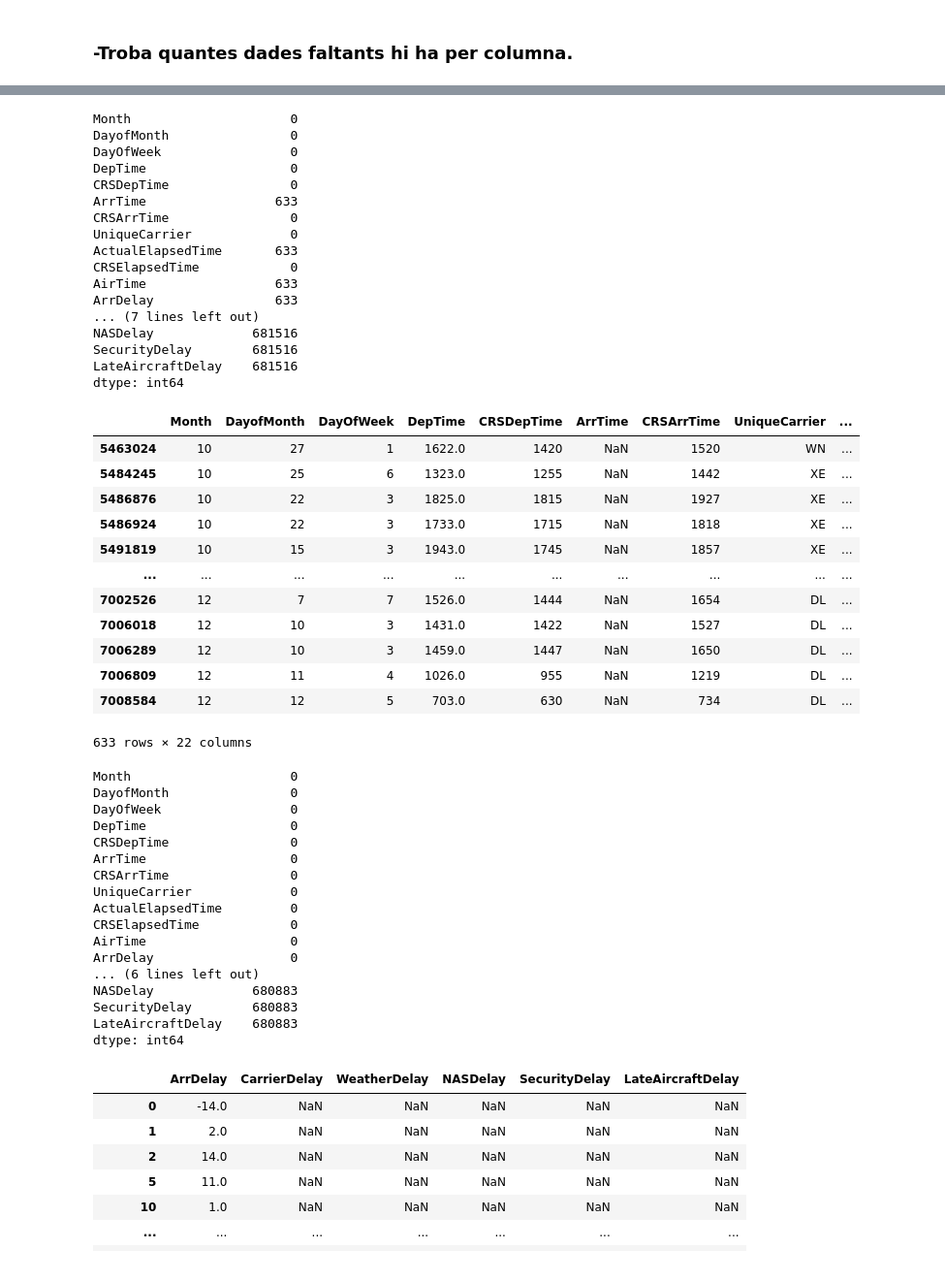
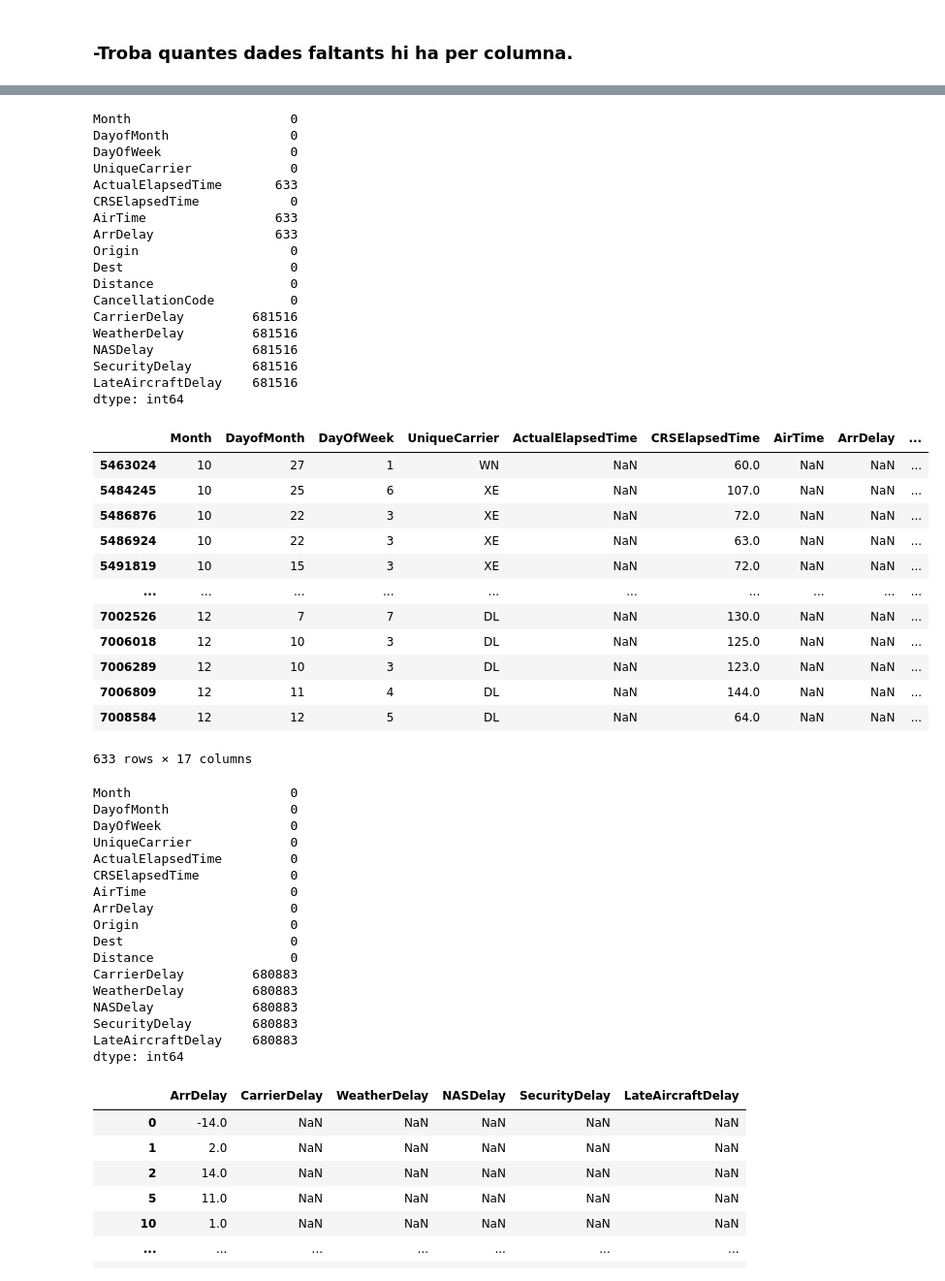
Before and after one commit to maribelseara/estructures_Dataframe, a Jupyter notebook: estructures_Dataframe.ipynb, the cells around one changed output, grey strips where cells are left out. Shown: that part at 97% size. Cells and saved outputs as stored; diff of their text form; code cells hidden in the pictures.

```diff
--- a/estructures_Dataframe.ipynb
+++ b/estructures_Dataframe.ipynb
@@ -139,6 +121,6 @@ LateAircraftDelay: minuts d'enderreriment del vol per motiu de que l'avió va ar
 [Nota: Durant la neteja de NaN s'eliminaràn dues col·lumnes més (Diverted i Cancellationcode) ja que les necessitarem per a la neteja però no per l'anàlisis]
 # %%
 #Procedirem a la eliminació al Dataframe de les col·lumnes esmentades
-df = df.drop(['Year', 'DepTime', 'CRSDepTime', 'ArrTime','CRSArrTime', 'FlightNum', 'TailNum', 'ActualElapsedTime', 'CRSElapsedTime', 'DepDelay','TaxiIn', 'TaxiOut', 'Cancelled'], axis='columns')
+df = df.drop(['Year', 'DepTime', 'CRSDepTime', 'ArrTime','CRSArrTime', 'FlightNum', 'TailNum', 'DepDelay','TaxiIn', 'TaxiOut', 'Cancelled'], axis='columns')
 df.head()
 # %% [output]
@@ -200,36 +184,37 @@ df.isna().sum()
 Month                     0
 DayofMonth                0
 DayOfWeek                 0
-DepTime                   0
-CRSDepTime                0
-ArrTime                 633
-CRSArrTime                0
 UniqueCarrier             0
 ActualElapsedTime       633
 CRSElapsedTime            0
 AirTime                 633
 ArrDelay                633
-... (7 lines left out)
+Origin                    0
+Dest                      0
+Distance                  0
+CancellationCode          0
+CarrierDelay         681516
+WeatherDelay         681516
 NASDelay             681516
 SecurityDelay        681516
 LateAircraftDelay    681516
 dtype: int64
 # %%
-df[df['ArrTime'].isna()]
+df[df['AirTime'].isna()]
 # %% [output]
-|  | Month | DayofMonth | DayOfWeek | DepTime | CRSDepTime | ArrTime | CRSArrTime | UniqueCarrier | ... |
-| 5463024 | 10 | 27 | 1 | 1622.0 | 1420 | NaN | 1520 | WN | ... |
-| 5484245 | 10 | 25 | 6 | 1323.0 | 1255 | NaN | 1442 | XE | ... |
-| 5486876 | 10 | 22 | 3 | 1825.0 | 1815 | NaN | 1927 | XE | ... |
-| 5486924 | 10 | 22 | 3 | 1733.0 | 1715 | NaN | 1818 | XE | ... |
-| 5491819 | 10 | 15 | 3 | 1943.0 | 1745 | NaN | 1857 | XE | ... |
+|  | Month | DayofMonth | DayOfWeek | UniqueCarrier | ActualElapsedTime | CRSElapsedTime | AirTime | ArrDelay | ... |
+| 5463024 | 10 | 27 | 1 | WN | NaN | 60.0 | NaN | NaN | ... |
+| 5484245 | 10 | 25 | 6 | XE | NaN | 107.0 | NaN | NaN | ... |
+| 5486876 | 10 | 22 | 3 | XE | NaN | 72.0 | NaN | NaN | ... |
+| 5486924 | 10 | 22 | 3 | XE | NaN | 63.0 | NaN | NaN | ... |
+| 5491819 | 10 | 15 | 3 | XE | NaN | 72.0 | NaN | NaN | ... |
 | ... | ... | ... | ... | ... | ... | ... | ... | ... | ... |
-| 7002526 | 12 | 7 | 7 | 1526.0 | 1444 | NaN | 1654 | DL | ... |
-| 7006018 | 12 | 10 | 3 | 1431.0 | 1422 | NaN | 1527 | DL | ... |
-| 7006289 | 12 | 10 | 3 | 1459.0 | 1447 | NaN | 1650 | DL | ... |
-| 7006809 | 12 | 11 | 4 | 1026.0 | 955 | NaN | 1219 | DL | ... |
-| 7008584 | 12 | 12 | 5 | 703.0 | 630 | NaN | 734 | DL | ... |
+| 7002526 | 12 | 7 | 7 | DL | NaN | 130.0 | NaN | NaN | ... |
+| 7006018 | 12 | 10 | 3 | DL | NaN | 125.0 | NaN | NaN | ... |
+| 7006289 | 12 | 10 | 3 | DL | NaN | 123.0 | NaN | NaN | ... |
+| 7006809 | 12 | 11 | 4 | DL | NaN | 144.0 | NaN | NaN | ... |
+| 7008584 | 12 | 12 | 5 | DL | NaN | 64.0 | NaN | NaN | ... |
-633 rows × 22 columns
+633 rows × 17 columns
 # %%
 #Observem que dels que queden molts tenen causa de cancel·lació. En aquest cas tampoc ens interesen els vols cancelats
 df=df[df['CancellationCode']=='N']
@@ -240,16 +225,16 @@ df.isna().sum()
 Month                     0
 DayofMonth                0
 DayOfWeek                 0
-DepTime                   0
-CRSDepTime                0
-ArrTime                   0
-CRSArrTime                0
 UniqueCarrier             0
 ActualElapsedTime         0
 CRSElapsedTime            0
 AirTime                   0
 ArrDelay                  0
-... (6 lines left out)
+Origin                    0
+Dest                      0
+Distance                  0
+CarrierDelay         680883
+WeatherDelay         680883
 NASDelay             680883
 SecurityDelay        680883
 LateAircraftDelay    680883
```
Also changed, not shown: parts of 31 cells of this notebook, 2 other files.
